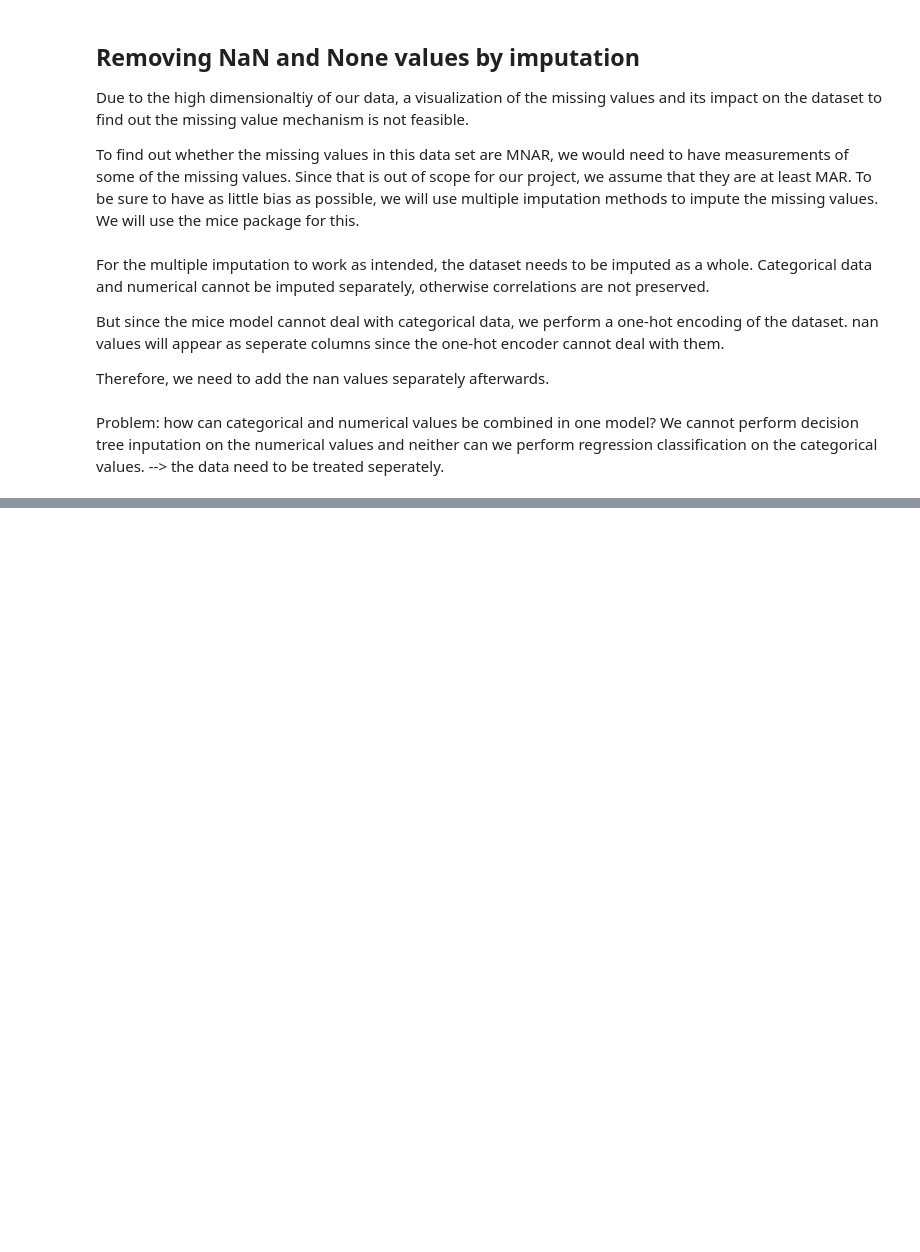
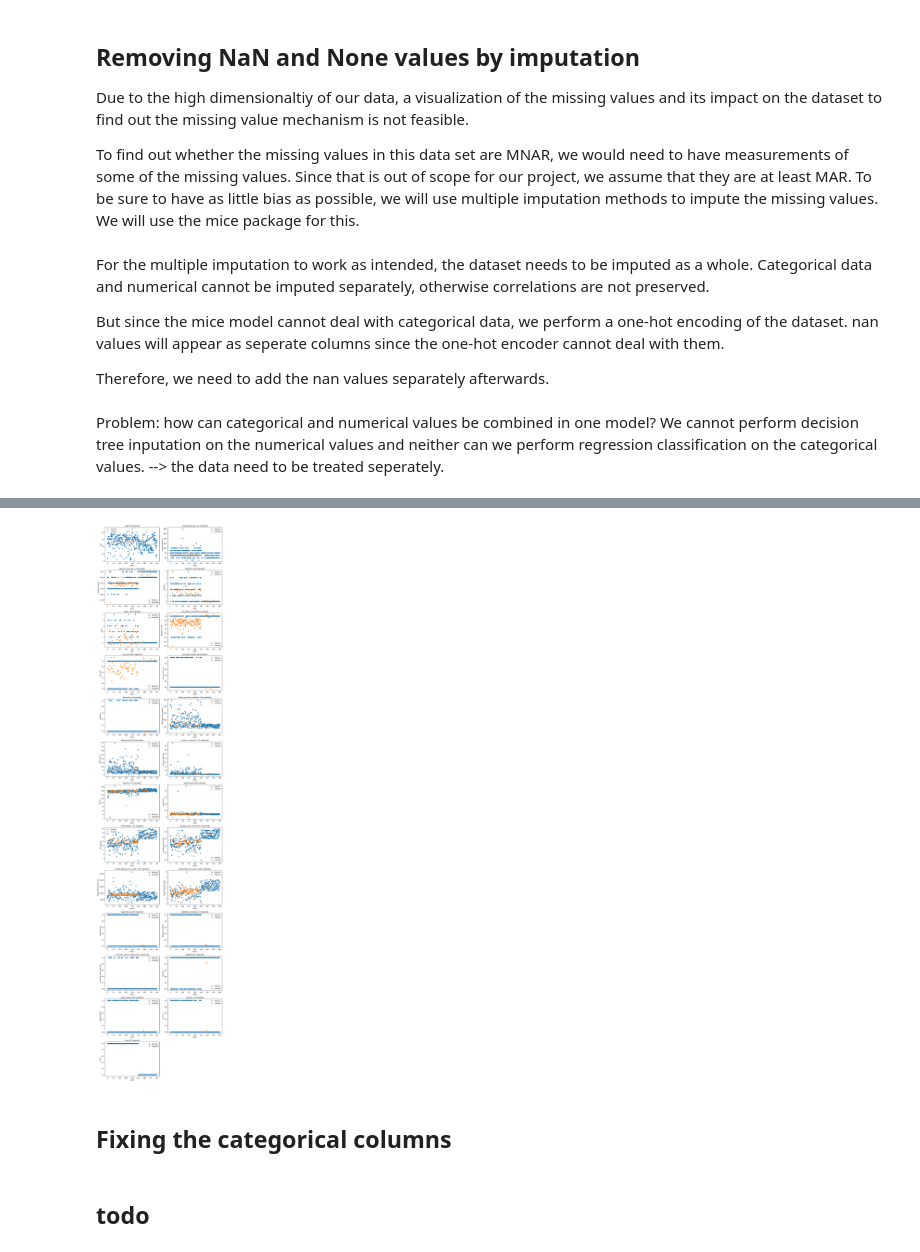
Before and after one commit to luisastue/datascience-ckd, a Jupyter notebook: 3_imputation.ipynb, the cells around one changed output, grey strips where cells are left out. Saved outputs shown, nothing was run; the diff lists cells and outputs as text; code cells hidden in the pictures; blank space fills up the shorter version.

```diff
--- a/3_imputation.ipynb
+++ b/3_imputation.ipynb
@@ -126,9 +154,0 @@ imputed_data = imputer.fit_transform(df)
-# %%
-from functools import reduce
-imputed[df.columns] = imputed_data
-imputed = imputed.round({'al': 0, 'su': 0, 'sg': 3})
-imputed['sg'] = (imputed['sg'] / 0.005).round() * 0.005
-imputed = imputed.round(reduce(lambda acc, col: {**acc, col: 0}, categorical_bool_columns, {}))
-
-imputed
-print(imputed['sg'].unique())
@@ -207,0 +155,3 @@ class    400     0       0.0
+# %%
+df_imputed = pd.read_csv('imputed/MICE.csv')
+df_imputed
@@ -207,0 +172,48 @@ class    400     0       0.0
+# %%
+
+columns = df_imputed.columns
+
+# Calculate the number of rows and columns for the subplots
+num_plots = len(columns)
+num_rows = 20  # Adjust the number of rows as desired
+num_cols = int(np.ceil(num_plots / num_rows))
+
+# Create subplots
+fig, axes = plt.subplots(num_rows, num_cols, figsize=(12, 4*num_rows))
+
+# Flatten the axes array
+axes = axes.flatten()
+
+# Iterate through the columns and create the overlay plots
+for i, col in enumerate(columns):
+    ax = axes[i]  # Select the appropriate subplot
+
+    imputed = [x if np.isnan(df_numeric[col][j]) else None for j, x in enumerate(df_imputed[col]) ]
+    # Plot the original values
+    ax.scatter(df_numeric.index, df_numeric[col], label='Original')
+
+    # Plot the imputed values
+    ax.scatter(df_imputed.index, imputed, label='Imputed')
+
+    nr_imputed = len(list(filter(lambda imp: imp != None, imputed)))
+    ax.set_xlabel('Index')
+    ax.set_ylabel(col)
+    ax.set_title(f'{col} ({nr_imputed} imputed)')
+    ax.legend()
+
+# Remove any unused subplots
+if num_plots < len(axes):
+    for ax in axes[num_plots:]:
+        ax.remove()
+
+# Adjust the layout and spacing of subplots
+plt.tight_layout()
+
+# Show the plot
+plt.show()
+# %% [output]
+[figure, added]
+# %% [markdown]
+## Fixing the categorical columns
+# %% [markdown]
+## todo
```
Also changed, not shown: parts of 10 cells of this notebook, 7 other files.
